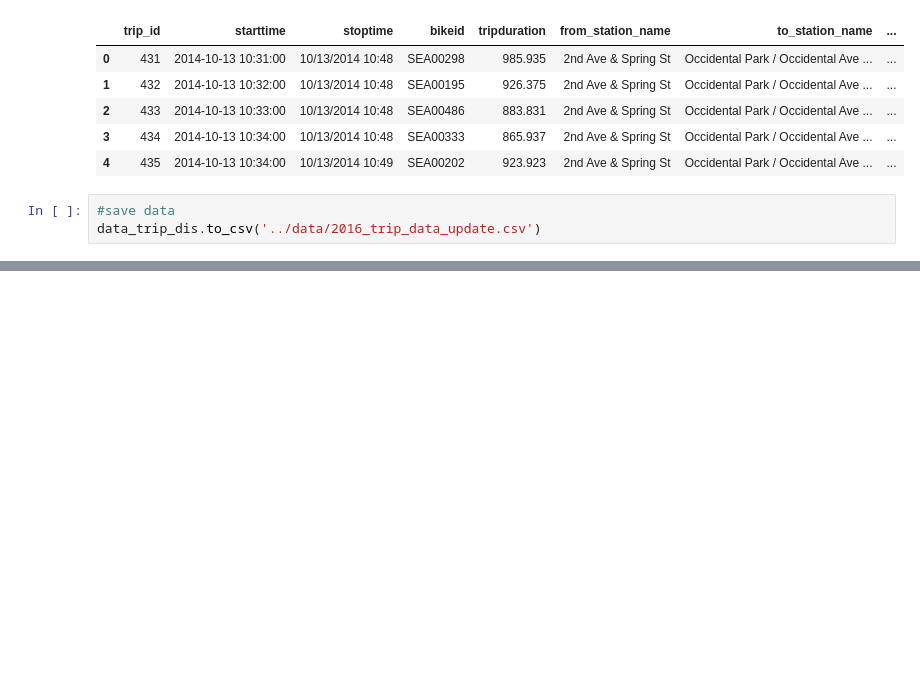
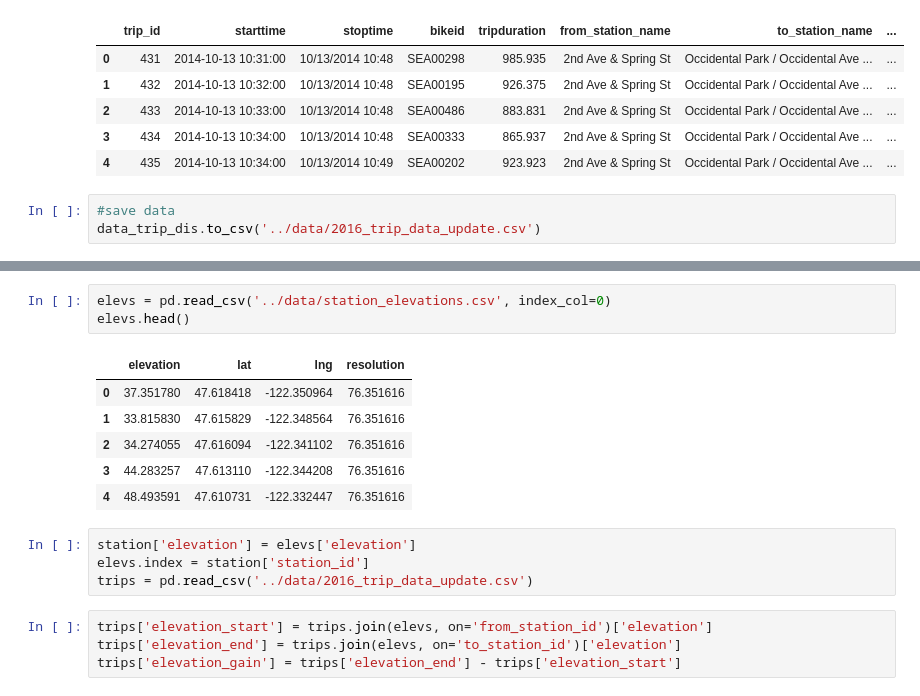
Before and after one commit to xycyx/CommonlyUsed, a Jupyter notebook: add_distance.ipynb, the cells around one changed output, grey strips where cells are left out. Saved outputs shown, nothing was run; the diff lists cells and outputs as text; blank space fills up the shorter version.

```diff
--- a/add_distance.ipynb
+++ b/add_distance.ipynb
@@ -155,0 +207,18 @@ data_trip_dis.to_csv('../data/2016_trip_data_update.csv')
+# %%
+elevs = pd.read_csv('../data/station_elevations.csv', index_col=0)
+elevs.head()
+# %% [output]
+|  | elevation | lat | lng | resolution |
+| 0 | 37.351780 | 47.618418 | -122.350964 | 76.351616 |
+| 1 | 33.815830 | 47.615829 | -122.348564 | 76.351616 |
+| 2 | 34.274055 | 47.616094 | -122.341102 | 76.351616 |
+| 3 | 44.283257 | 47.613110 | -122.344208 | 76.351616 |
+| 4 | 48.493591 | 47.610731 | -122.332447 | 76.351616 |
+# %%
+station['elevation'] = elevs['elevation']
+elevs.index = station['station_id']
+trips = pd.read_csv('../data/2016_trip_data_update.csv')
+# %%
+trips['elevation_start'] = trips.join(elevs, on='from_station_id')['elevation']
+trips['elevation_end'] = trips.join(elevs, on='to_station_id')['elevation']
+trips['elevation_gain'] = trips['elevation_end'] - trips['elevation_start']
```
Also changed, not shown: parts of 6 cells of this notebook.
